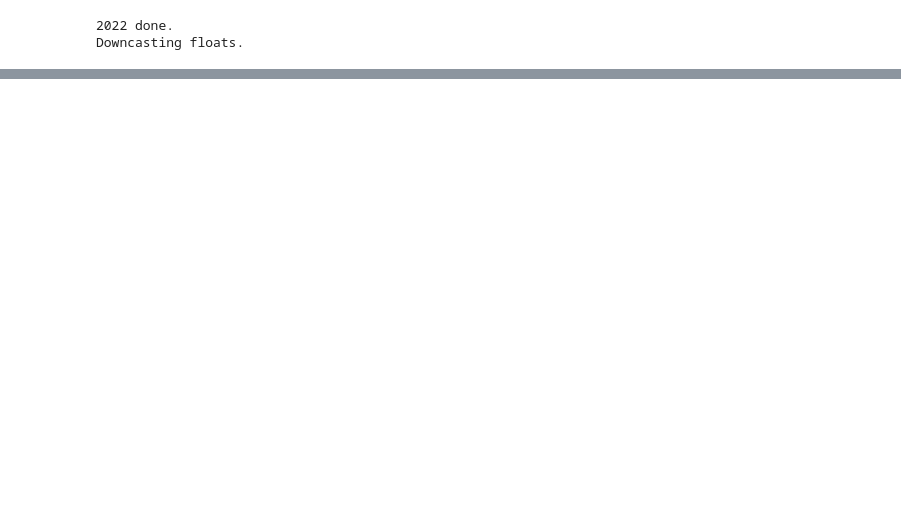
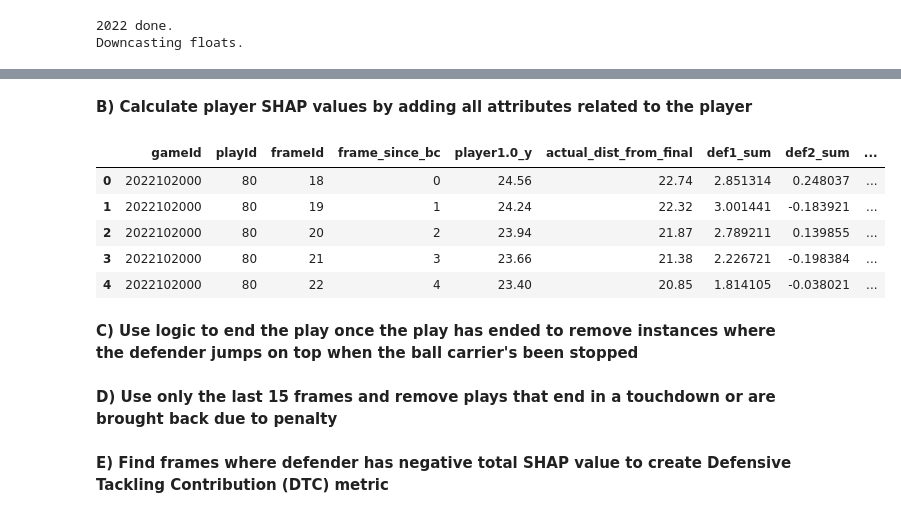
Before and after one commit to ricdurh/NFL_BigDataBowl_2024, a Jupyter notebook: Tackling_Data.ipynb, the cells around one changed output, grey strips where cells are left out. Saved outputs shown, nothing was run; the diff lists cells and outputs as text; code cells hidden in the pictures; blank space fills up the shorter version.

```diff
--- a/Tackling_Data.ipynb
+++ b/Tackling_Data.ipynb
@@ -65,3 +86,5 @@ pbp_df['gameId'] = pbp_df['gameId'].astype(int)
+# %% [markdown]
+**B) Calculate player SHAP values by adding all attributes related to the player**
 # %%
 wks_1_6 = games[['gameId', 'week']].merge(df_all[['gameId']])
 wks_7_9 = wks_1_6[wks_1_6['week'] > 6.5]
@@ -84,6 +107,15 @@ df_all_7_9 = df_all_7_9.reset_index(drop=True)
 df_shap_7_9 = df_all_7_9[['gameId', 'playId', 'frameId', 'frame_since_bc', 'player1.0_y',
                           'actual_dist_from_final']].merge(shap_values_wks_7_9[['def1_sum', 'def2_sum', 'def3_sum']],
                                                                                   left_index=True, right_index=True)
+# %%
+df_shap_7_9.head()
+# %% [output]
+|  | gameId | playId | frameId | frame_since_bc | player1.0_y | actual_dist_from_final | def1_sum | def2_sum | ... |
+| 0 | 2022102000 | 80 | 18 | 0 | 24.56 | 22.74 | 2.851314 | 0.248037 | ... |
+| 1 | 2022102000 | 80 | 19 | 1 | 24.24 | 22.32 | 3.001441 | -0.183921 | ... |
+| 2 | 2022102000 | 80 | 20 | 2 | 23.94 | 21.87 | 2.789211 | 0.139855 | ... |
+| 3 | 2022102000 | 80 | 21 | 3 | 23.66 | 21.38 | 2.226721 | -0.198384 | ... |
+| 4 | 2022102000 | 80 | 22 | 4 | 23.40 | 20.85 | 1.814105 | -0.038021 | ... |
 # %%
 df_shap_7_9_def = df_shap_7_9.merge(all_players_sorted_7_9[all_players_sorted_7_9['rank'] == 2][['gameId', 'playId', 'frameId', 'nflId', 'displayName', 'new_pos']],
       on=['gameId', 'playId', 'frameId'], how='inner').merge(all_players_sorted_7_9[all_players_sorted_7_9['rank'] == 3][['gameId', 'playId', 'frameId', 'nflId', 'displayName', 'new_pos']],
@@ -92,6 +124,8 @@ df_shap_7_9_def = df_shap_7_9.merge(all_players_sorted_7_9[all_players_sorted_7_
 
 df_shap_7_9_def = df_shap_7_9_def.rename(columns={'nflId_x': 'def1_nflId', 'displayName_x': 'def1_name', 'nflId_y': 'def2_nflId',
                                 'displayName_y': 'def2_name', 'nflId': 'def3_nflId', 'displayName': 'def3_name'})
+# %% [markdown]
+**C) Use logic to end the play once the play has ended to remove instances where the defender jumps on top when the ball carrier's been stopped**
 # %%
 # cutoff play once the frame gets to the point where the ball carrier has reached final distance and doesn't move side to side anymore
 
@@ -113,6 +147,8 @@ def filter_rows(group):
     return group
 # %%
 df_shap_7_9_def = df_shap_7_9_def.groupby(['gameId', 'playId']).apply(filter_rows).reset_index(drop=True)
+# %% [markdown]
+**D) Use only the last 15 frames and remove plays that end in a touchdown or are brought back due to penalty**
 # %%
 # cutoff to the last 15 frames
 df_shap_7_9_def = df_shap_7_9_def.groupby(['gameId', 'playId']).apply(lambda x: x.tail(15)).reset_index(drop=True)
@@ -120,6 +156,8 @@ df_shap_7_9_def = df_shap_7_9_def.groupby(['gameId', 'playId']).apply(lambda x:
 # filter out touchdowns and nullified penalties
 plays['TD'] = plays['playDescription'].str.contains('TOUCHDOWN', case=False).astype(int)
 filtered_plays = plays[(plays['TD'] == 0) & (plays['playNullifiedByPenalty'] == 'N')].reset_index(drop=True)
+# %% [markdown]
+**E) Find frames where defender has negative total SHAP value to create Defensive Tackling Contribution (DTC) metric**
 # %%
 df_shap_7_9_def_fp = df_shap_7_9_def.merge(filtered_plays[['gameId', 'playId']], on=['gameId', 'playId'], how='inner')
 
```
Also changed, not shown: parts of 10 cells of this notebook.
